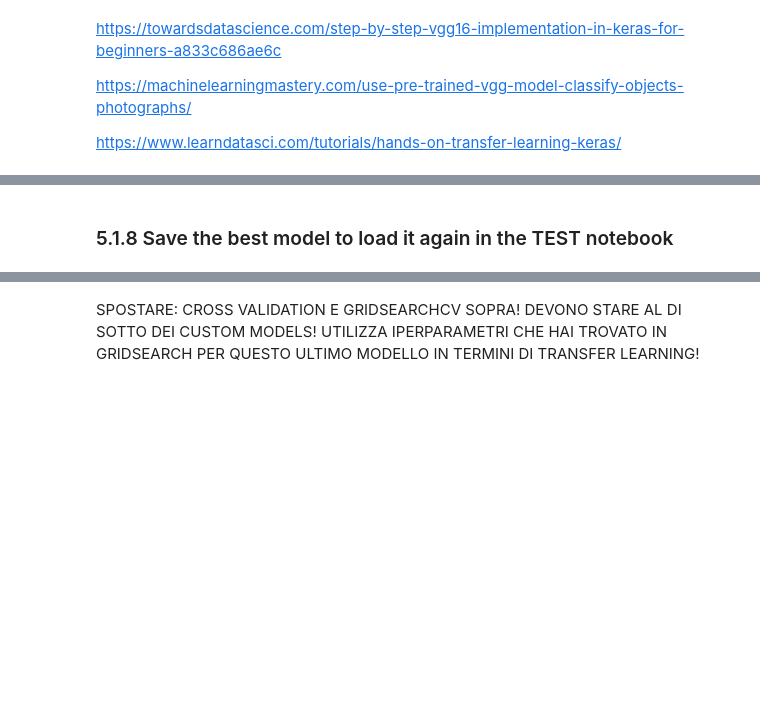
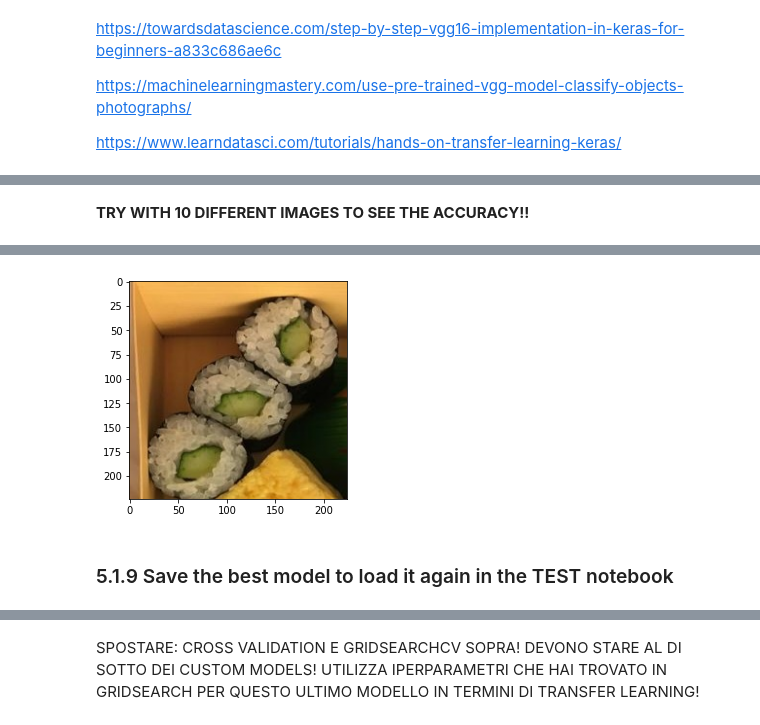
Before and after one commit to alessandro-maccario/DeepLearning-FoodRecognition, a Jupyter notebook: 1_FoDL_Food_Image_Classification_Model_Training_96x96.ipynb, the cells around one changed output, grey strips where cells are left out. Drawn from its saved outputs; the diff is of its cells as text; code cells hidden in the pictures; blank space fills up the shorter version.

```diff
--- a/1_FoDL_Food_Image_Classification_Model_Training_96x96.ipynb
+++ b/1_FoDL_Food_Image_Classification_Model_Training_96x96.ipynb
@@ -2040,0 +2364,23 @@ https://www.learndatasci.com/tutorials/hands-on-transfer-learning-keras/
+# %% [markdown]
+**TRY WITH 10 DIFFERENT IMAGES TO SEE THE ACCURACY!!**
+# %%
+# CHECK RESULTS ON A FEW SELECTED IMAGES
+n = np.random.randint(0, x_test.shape[0])
+img = x_test[n]
+plt.imshow(img)
+
+# INPUT
+input_img = np.expand_dims(img, axis=0) #Expand dims so the input is (num images, x, y, c)
+input_img_feature = base_model_mobilenetv2_PCA.predict(input_img)
+input_img_features = input_img_feature.reshape(input_img_feature.shape[0], -1)
+input_img_PCA = pca.transform(input_img_features)
+
+# PREDICTION
+prediction_img = model_PCA.predict(input_img_PCA)
+prediction_img = np.argmax(prediction_img, axis=1)
+prediction_img = le.inverse_transform(prediction_img)  #Reverse the label encoder to original name
+
+# PRINT RESULTS
+print("The prediction for this image is: ", prediction_img)
+print("The actual label for this image is: ", test_labels[n])
+# %% [output]
@@ -2041,5 +2392,6 @@ https://www.learndatasci.com/tutorials/hands-on-transfer-learning-keras/
+[figure, added]
 # %% [markdown]
-### 5.1.8 Save the best model to load it again in the TEST notebook
+### 5.1.9 Save the best model to load it again in the TEST notebook
 # %%
 keras_file = "mobilenetV2.h5"
 tf.keras.models.save_model(model_mobilenetv2, keras_file) # MODIFY MODEL WITH YOUR OWN MODEL
```
Also changed, not shown: parts of 27 cells of this notebook.
